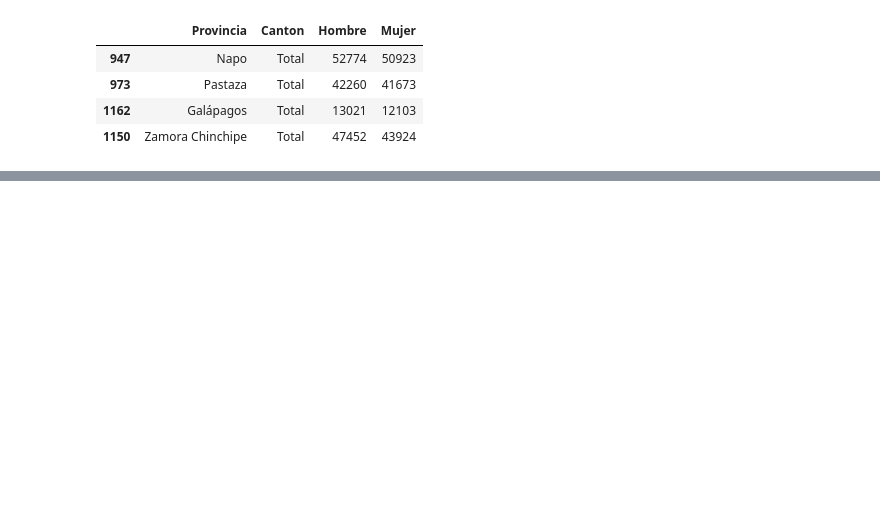
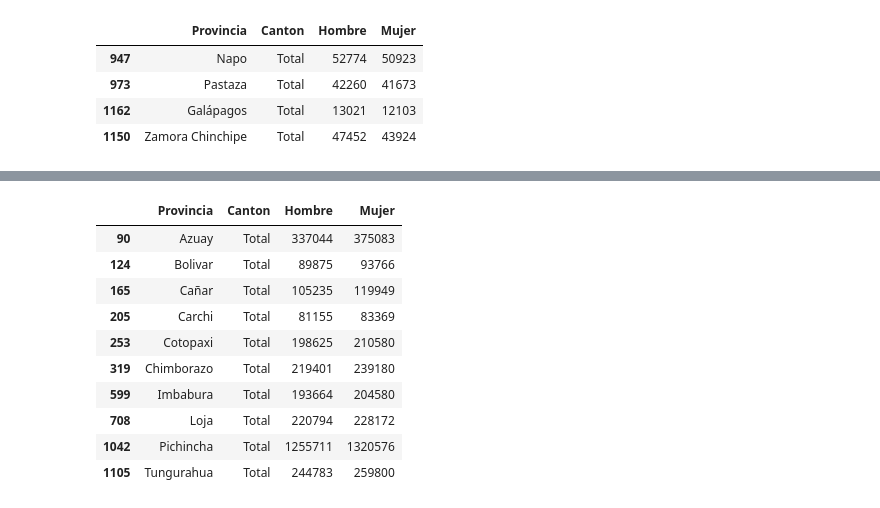
Before and after one commit to programacion-taw-utpl-001/trabajo-final-primer-bimestre-final-012, a Jupyter notebook: proyecto final/Untitled.ipynb, the cells around one changed output, grey strips where cells are left out. Cells and saved outputs as stored; diff of their text form; code cells hidden in the pictures; blank space fills up the shorter version.

```diff
--- a/proyecto final/Untitled.ipynb
+++ b/proyecto final/Untitled.ipynb
@@ -177,0 +220,15 @@ show(p)
+# %%
+# ahora buscaremos solo las provincias de la sierra
+tabla1. iloc [[ 90,124 ,165,  205 ,  253,319,599,708,1042,1105 ],  [0, 1,3,4 ]]
+# %% [output]
+|  | Provincia | Canton | Hombre | Mujer |
+| 90 | Azuay | Total | 337044 | 375083 |
+| 124 | Bolivar | Total | 89875 | 93766 |
+| 165 | Cañar | Total | 105235 | 119949 |
+| 205 | Carchi | Total | 81155 | 83369 |
+| 253 | Cotopaxi | Total | 198625 | 210580 |
+| 319 | Chimborazo | Total | 219401 | 239180 |
+| 599 | Imbabura | Total | 193664 | 204580 |
+| 708 | Loja | Total | 220794 | 228172 |
+| 1042 | Pichincha | Total | 1255711 | 1320576 |
+| 1105 | Tungurahua | Total | 244783 | 259800 |
```
Also changed, not shown: parts of 7 cells of this notebook, 4 other files.
